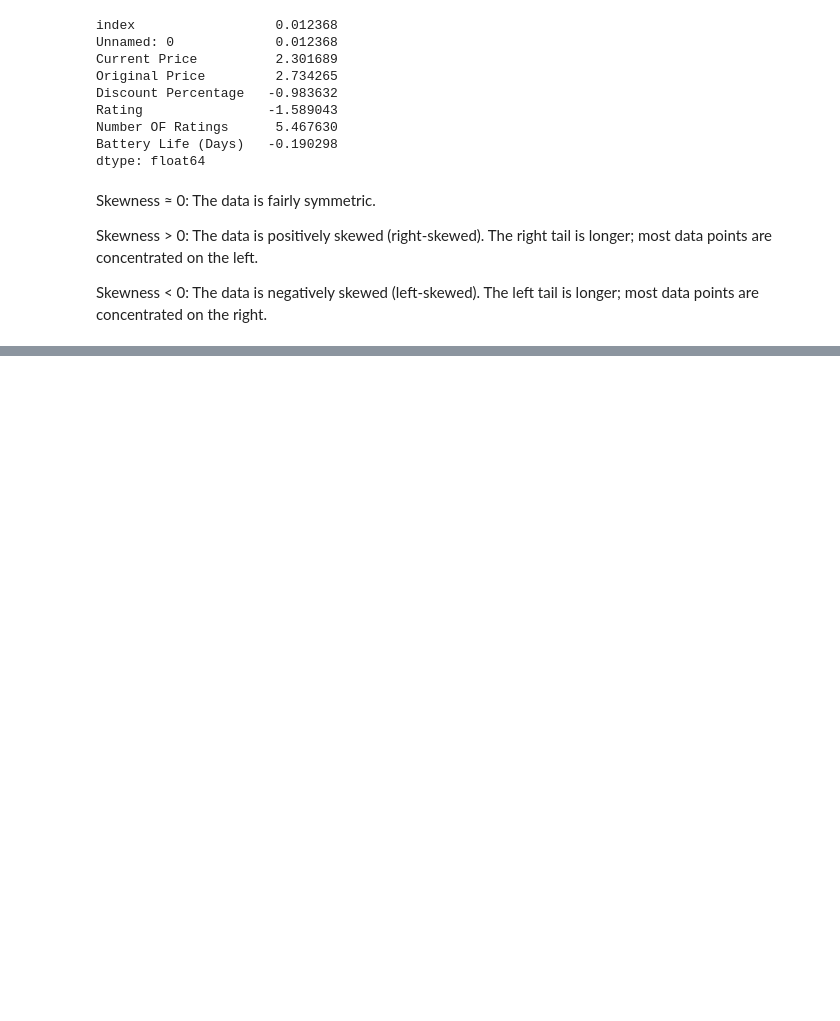
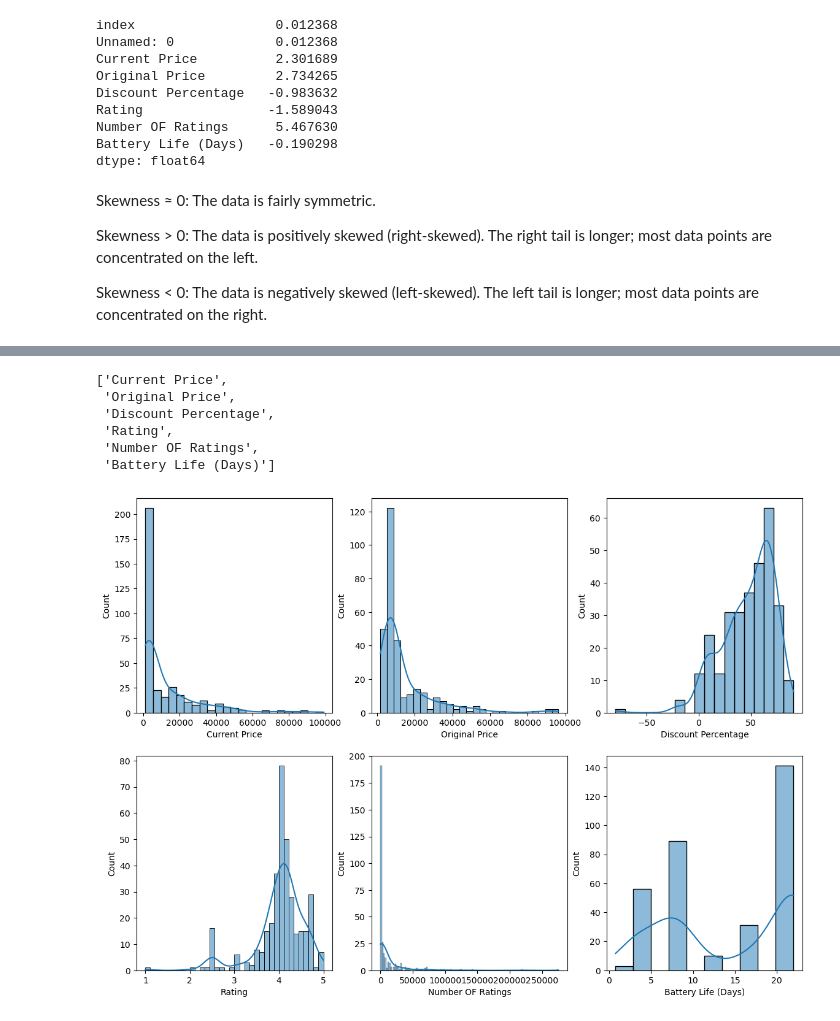
Before and after one commit to wasanjith/Linear-Regression-Model, a Jupyter notebook: docs/main.ipynb, the cells around one changed output, grey strips where cells are left out. Drawn from its saved outputs; the diff is of its cells as text; code cells hidden in the pictures; blank space fills up the shorter version.

```diff
--- a/docs/main.ipynb
+++ b/docs/main.ipynb
@@ -187,0 +223,24 @@ ModuleNotFoundError: No module named 'ydata_profiling'
+# %%
+numerical_data.remove('index')
+numerical_data.remove('Unnamed: 0')
+# %%
+numerical_data
+# %% [output]
+['Current Price',
+ 'Original Price',
+ 'Discount Percentage',
+ 'Rating',
+ 'Number OF Ratings',
+ 'Battery Life (Days)']
+# %%
+fig, axes = plt.subplots(nrows=2, ncols=3, figsize=(14, 10))
+
+for i, colum in enumerate(numerical_data):
+    row = i // 3
+    col = i % 3
+    ax = axes[row, col]
+    sns.histplot(data=train_df[colum], ax=ax, kde=True)
+
+plt.show()
+# %% [output]
+[figure, added]
```
Also changed, not shown: parts of 12 cells of this notebook.
